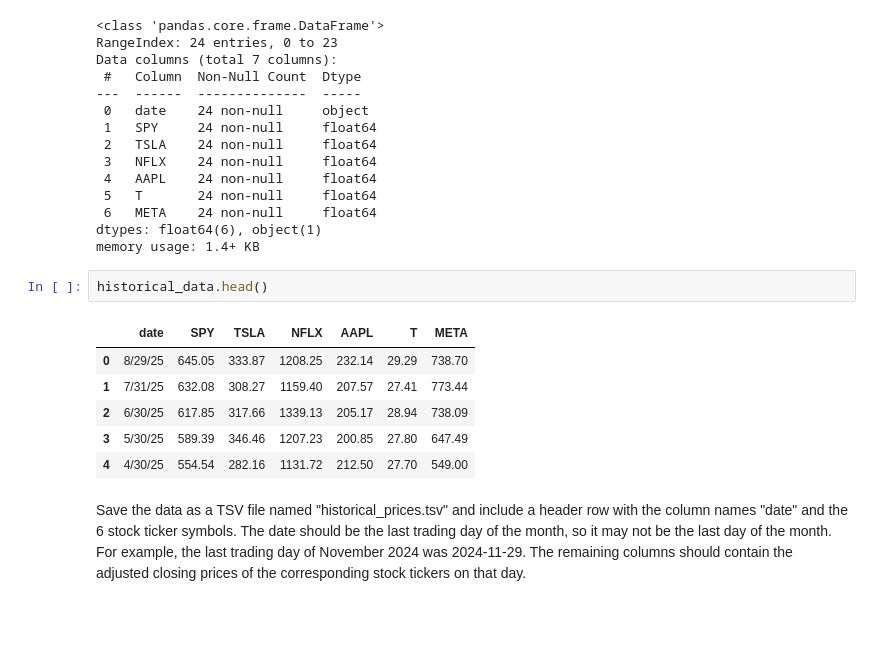
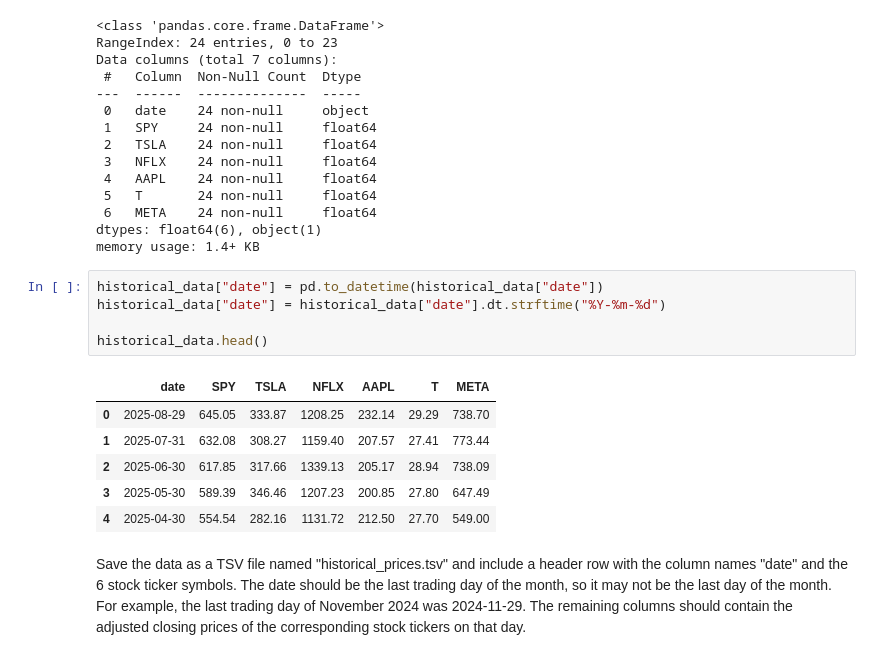
Before and after one commit to ethibaul/dx704-project-01, a Jupyter notebook: project.ipynb, the cells around one changed output. Drawn from its saved outputs; the diff is of its cells as text; blank space fills up the shorter version.

Commit message:
Updating files to reflect the date format change

```diff
--- a/project.ipynb
+++ b/project.ipynb
@@ -57,15 +57,18 @@ Data columns (total 7 columns):
  6   META    24 non-null     float64
 dtypes: float64(6), object(1)
 memory usage: 1.4+ KB
-# %%
-historical_data.head()
-# %% [output]
-|  | date | SPY | TSLA | NFLX | AAPL | T | META |
-| 0 | 8/29/25 | 645.05 | 333.87 | 1208.25 | 232.14 | 29.29 | 738.70 |
-| 1 | 7/31/25 | 632.08 | 308.27 | 1159.40 | 207.57 | 27.41 | 773.44 |
-| 2 | 6/30/25 | 617.85 | 317.66 | 1339.13 | 205.17 | 28.94 | 738.09 |
-| 3 | 5/30/25 | 589.39 | 346.46 | 1207.23 | 200.85 | 27.80 | 647.49 |
-| 4 | 4/30/25 | 554.54 | 282.16 | 1131.72 | 212.50 | 27.70 | 549.00 |
+# %%
+historical_data["date"] = pd.to_datetime(historical_data["date"])
+historical_data["date"] = historical_data["date"].dt.strftime("%Y-%m-%d")
+
+historical_data.head()
+# %% [output]
+|  | date | SPY | TSLA | NFLX | AAPL | T | META |
+| 0 | 2025-08-29 | 645.05 | 333.87 | 1208.25 | 232.14 | 29.29 | 738.70 |
+| 1 | 2025-07-31 | 632.08 | 308.27 | 1159.40 | 207.57 | 27.41 | 773.44 |
+| 2 | 2025-06-30 | 617.85 | 317.66 | 1339.13 | 205.17 | 28.94 | 738.09 |
+| 3 | 2025-05-30 | 589.39 | 346.46 | 1207.23 | 200.85 | 27.80 | 647.49 |
+| 4 | 2025-04-30 | 554.54 | 282.16 | 1131.72 | 212.50 | 27.70 | 549.00 |
 # %% [markdown]
 Save the data as a TSV file named "historical_prices.tsv" and include a header row with the column names "date" and the 6 stock ticker symbols.
 The date should be the last trading day of the month, so it may not be the last day of the month.
```
Also changed, not shown: 1 other file.
